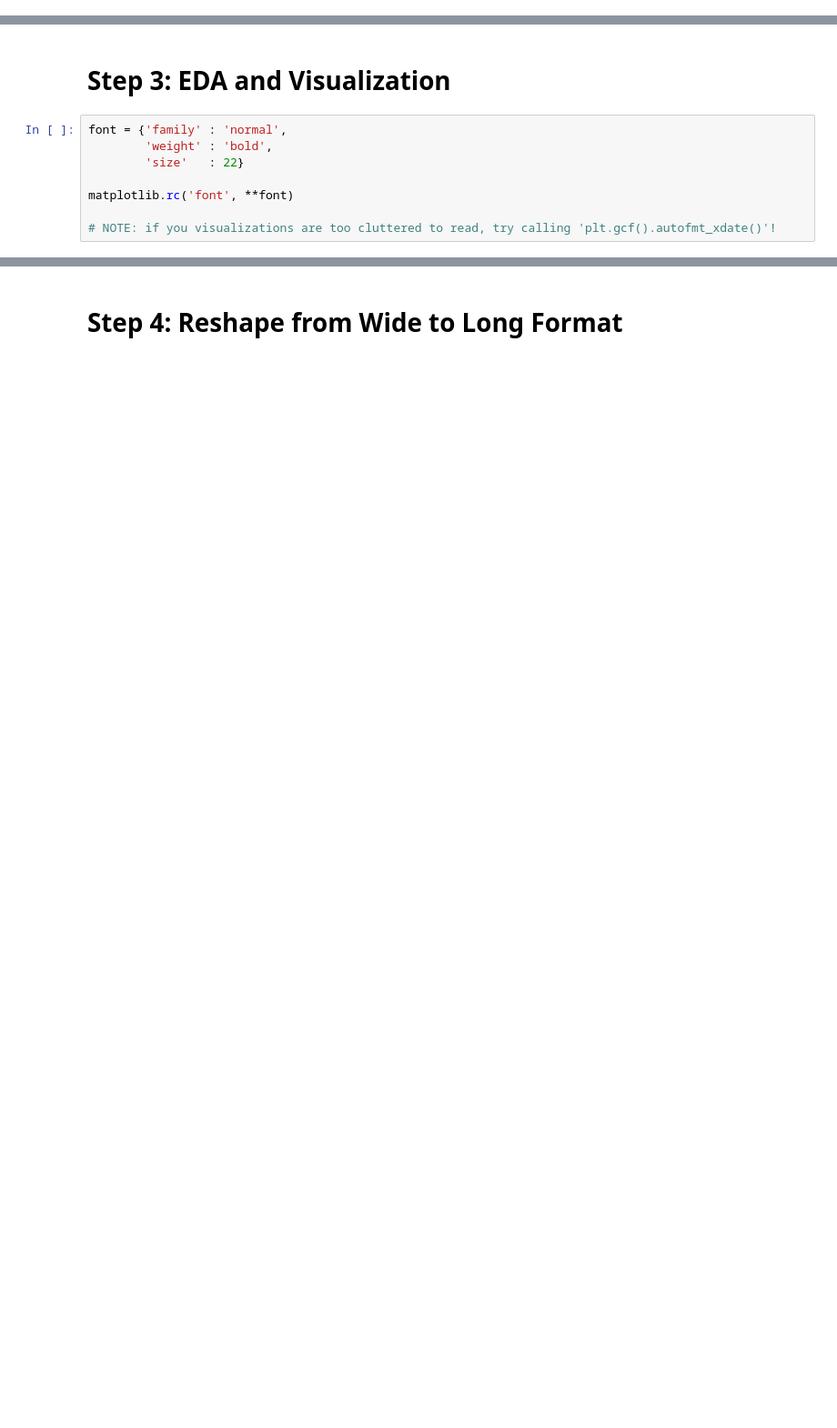
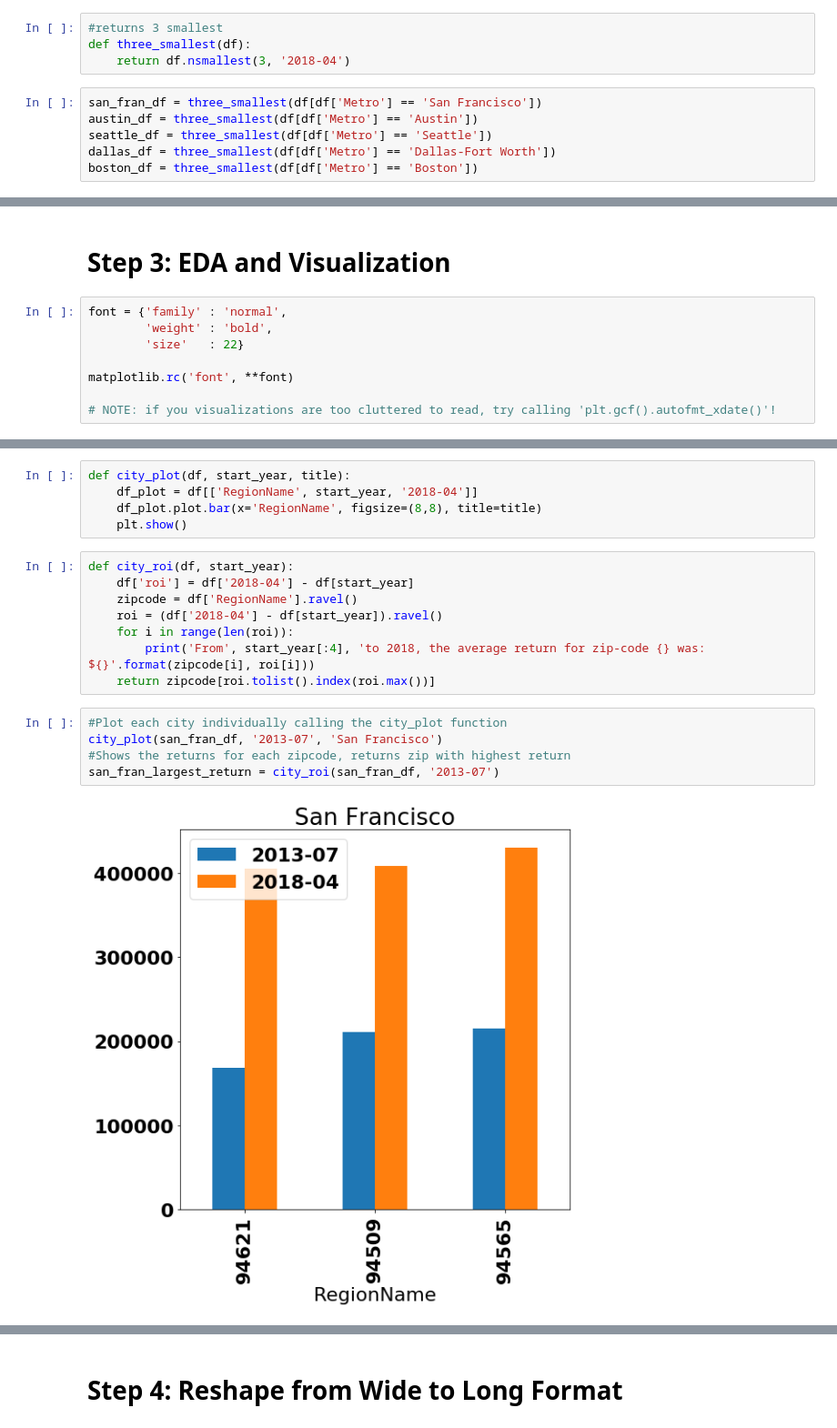
Before and after one commit to andymdc31/time_series_project, a Jupyter notebook: dsc-mod-4-project-online-ds-ft-081219/mod_4_starter_notebook.ipynb, the cells around one changed output, grey strips where cells are left out. Shown at 91% size. Saved outputs shown, nothing was run; the diff lists cells and outputs as text; blank space fills up the shorter version.

```diff
--- a/dsc-mod-4-project-online-ds-ft-081219/mod_4_starter_notebook.ipynb
+++ b/dsc-mod-4-project-online-ds-ft-081219/mod_4_starter_notebook.ipynb
@@ -133,3 +86,13 @@ Name: 2018-04, Length: 134, dtype: int64
+# %%
+#returns 3 smallest
+def three_smallest(df):
+    return df.nsmallest(3, '2018-04')
+# %%
+san_fran_df = three_smallest(df[df['Metro'] == 'San Francisco'])
+austin_df = three_smallest(df[df['Metro'] == 'Austin'])
+seattle_df = three_smallest(df[df['Metro'] == 'Seattle'])
+dallas_df = three_smallest(df[df['Metro'] == 'Dallas-Fort Worth'])
+boston_df = three_smallest(df[df['Metro'] == 'Boston'])
 # %% [markdown]
 How to determine what is the best zipcode in each metro area?
 1. Find 3 lowest mean sale prices for the final columns 2018-4
@@ -170,0 +118,20 @@ ax = three_smallest_df.plot.bar(x='RegionName', y='2018-04', figsize=(8,8))
+# %%
+def city_plot(df, start_year, title):
+    df_plot = df[['RegionName', start_year, '2018-04']]
+    df_plot.plot.bar(x='RegionName', figsize=(8,8), title=title)
+    plt.show()
+# %%
+def city_roi(df, start_year):
+    df['roi'] = df['2018-04'] - df[start_year]
+    zipcode = df['RegionName'].ravel()
+    roi = (df['2018-04'] - df[start_year]).ravel()
+    for i in range(len(roi)):
+        print('From', start_year[:4], 'to 2018, the average return for zip-code {} was: ${}'.format(zipcode[i], roi[i]))
+    return zipcode[roi.tolist().index(roi.max())]
+# %%
+#Plot each city individually calling the city_plot function
+city_plot(san_fran_df, '2013-07', 'San Francisco')
+#Shows the returns for each zipcode, returns zip with highest return
+san_fran_largest_return = city_roi(san_fran_df, '2013-07')
+# %% [output]
+[figure, added]
```
Also changed, not shown: parts of 57 cells of this notebook.
